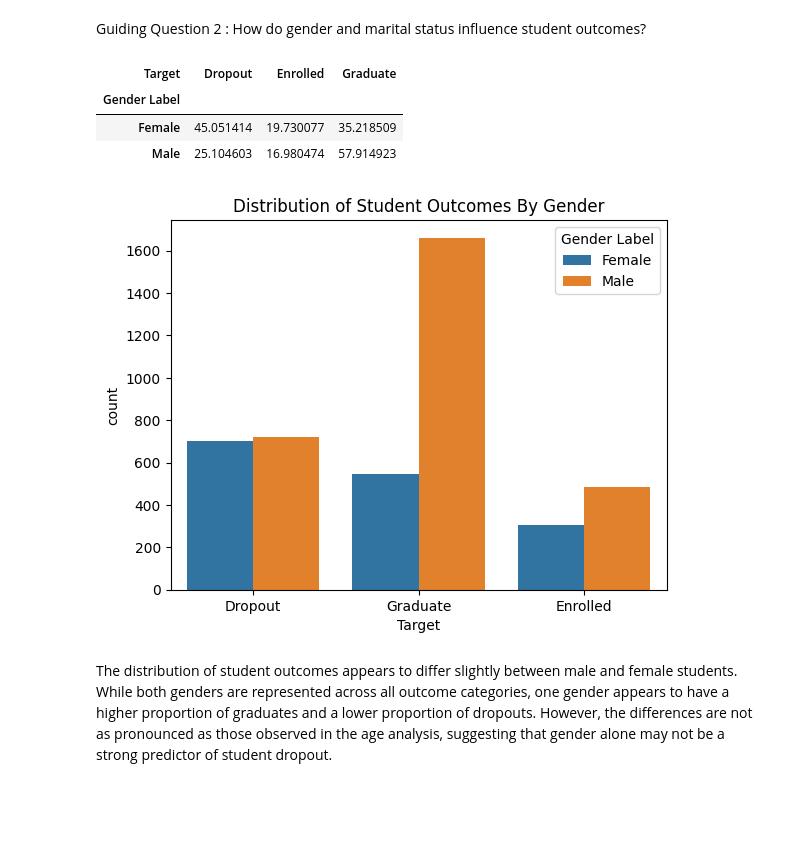
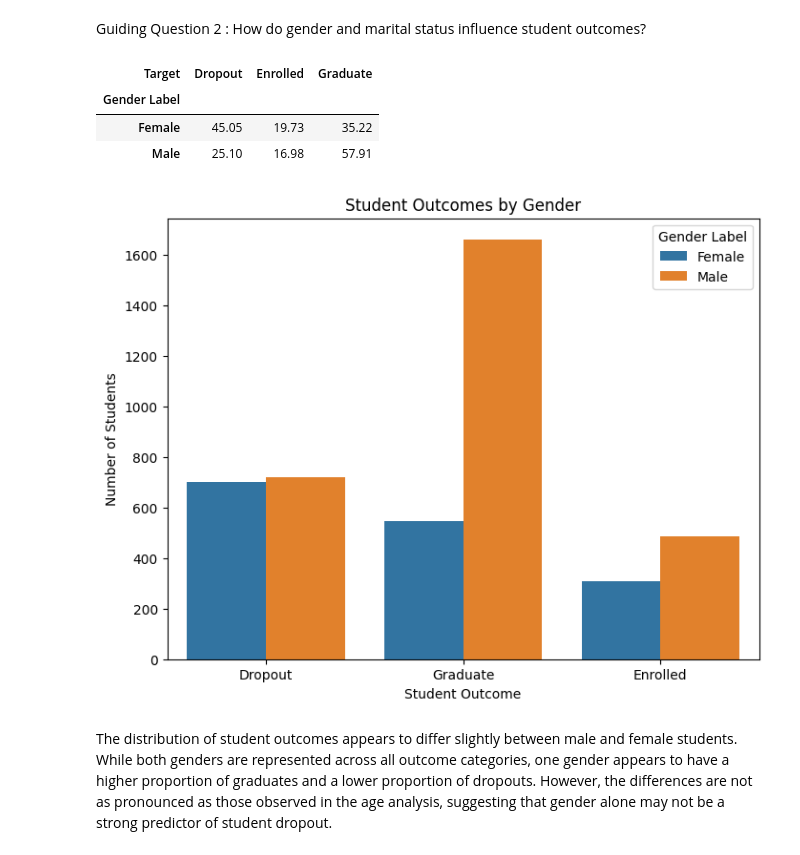
Before and after one commit to atile4/math-9-final-project, a Jupyter notebook: notebooks/notebook_02.ipynb, the cells around one changed output. Drawn from its saved outputs; the diff is of its cells as text; code cells hidden in the pictures; blank space fills up the shorter version.

```diff
--- a/notebooks/notebook_02.ipynb
+++ b/notebooks/notebook_02.ipynb
@@ -100,28 +111,40 @@ df_raw["Gender Label"] = df_raw["Gender"].map({
     1: "Female",
 })
 # %%
-pd.crosstab(
-    df_raw["Gender Label"],
-    df_raw["Target"],
-    normalize="index"
-) * 100
+# Calculate the percentage of students who dropped out,
+# remained enrolled, or graduated within each gender group
+
+(
+    pd.crosstab(
+        df_raw["Gender Label"],
+        df_raw["Target"],
+        normalize="index"
+    ) * 100
+).round(2)
 # %% [output]
 | Target | Dropout | Enrolled | Graduate |
 | Gender Label |  |  |  |
-| Female | 45.051414 | 19.730077 | 35.218509 |
-| Male | 25.104603 | 16.980474 | 57.914923 |
+| Female | 45.05 | 19.73 | 35.22 |
+| Male | 25.10 | 16.98 | 57.91 |
 # %%
-sns.countplot (
-    x = 'Target',
-    hue = 'Gender Label',
-    data = df_raw
+# Create a count plot to visualize the distribution
+# of student outcomes by gender
 
+plt.figure(figsize=(8,6))
+
+sns.countplot(
+    x="Target",
+    hue="Gender Label",
+    data=df_raw
 )
 
-plt.title("Distribution of Student Outcomes By Gender")
+plt.title("Student Outcomes by Gender")
+plt.xlabel("Student Outcome")
+plt.ylabel("Number of Students")
+
 plt.show()
 # %% [output]
-[figure, old version]
+[figure, new version]
 # %% [markdown]
 The distribution of student outcomes appears to differ slightly between male and female students. While both genders are represented across all outcome categories, one gender appears to have a higher proportion of graduates and a lower proportion of dropouts. However, the differences are not as pronounced as those observed in the age analysis, suggesting that gender alone may not be a strong predictor of student dropout.
 # %% [markdown]
```
Also changed, not shown: parts of 11 cells of this notebook.
